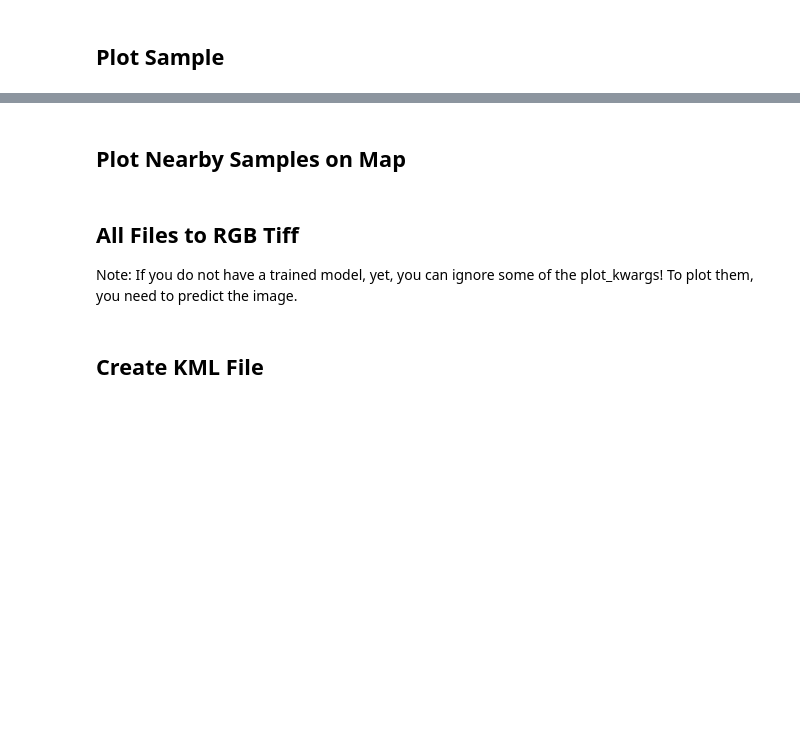
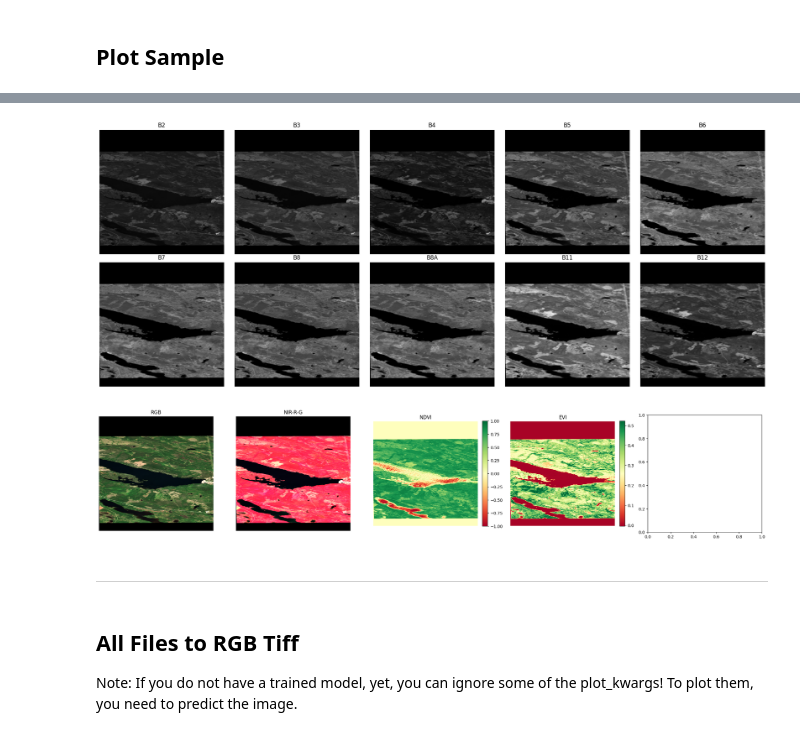
Before and after one commit to 52North/testbed18-wilderness-workflow, a Jupyter notebook: projects/testbed18/41_analyze_samples.ipynb, the cells around one changed output, grey strips where cells are left out. Drawn from its saved outputs; the diff is of its cells as text; code cells hidden in the pictures; blank space fills up the shorter version.

Commit message:
[WIP] Adapt sample analysis notebook to use data from API

```diff
--- a/projects/testbed18/41_analyze_samples.ipynb
+++ b/projects/testbed18/41_analyze_samples.ipynb
@@ -15,0 +47,2 @@ from projects.asos import config, utils
+# %%
+images = dataset.read()
@@ -22,29 +79,0 @@ either files from dataset(s)...
-# %%
-# files from dataset
-datasets = ['test']
-
-# get files from given dataset
-fi = utils.load_file_infos()
-df = fi.df
-df = df[df['datasplit'].isin(datasets)]
-print(f'# files: {len(df)}')
-files = df.index
-
-
-if config.dataset == 'anthroprotect':
-
-    nearby_files_possible = True  # only if df is available
-    plot_predictions = True  # only if df is available
-    batch_size = 64
-
-    # setup s2 plotter
-    s2_plotter = tgeo.s2.Plotter(
-        folder_s2=config.data_folder_tiles,
-        folder_scl=utils.get_corresponding_folder(config.data_folder_tiles, 's2_scl'),
-        folder_lcs=utils.get_corresponding_folder(config.data_folder_tiles, 'lcs'),
-        folder_masks=utils.get_corresponding_folder(config.data_folder_tiles, 'masks'),
-        channel_indices=channel_indices,
-    )
-
-# setup asos plotter
-asos_plotter = utils.Plotter(folder=config.data_folder_tiles)
@@ -52,0 +82,2 @@ asos_plotter = utils.Plotter(folder=config.data_folder_tiles)
+# %%
+trainer = utils.load_trainer()
@@ -120,2 +141,0 @@ path:  /home/martin/Projekte/OGC_Testbed-18/data/anthroprotect/investigative/inv
-# %% [markdown]
-## Plot Nearby Samples on Map
@@ -168,3 +142,15 @@ asos_plotter.plot_on_map(
+# %%
+s2_plotter_generic = utils.GenericS2Plotter()
+# %%
+s2_plotter_generic.plot(
+    images,
+    figsize=(4 * 5, 4 * 2)
+)
+# %% [output]
+[figure, added]
+[figure, added]
+# %% [markdown]
+---
 # %% [markdown]
 ## All Files to RGB Tiff
 Note: If you do not have a trained model, yet, you can ignore some of the plot_kwargs! To plot them, you need to predict the image.
@@ -198,5 +184,3 @@ asos_plotter.to_tif(
 
     batch_size=batch_size,
 )
-# %% [markdown]
-## Create KML File
```
Also changed, not shown: parts of 36 cells of this notebook.
